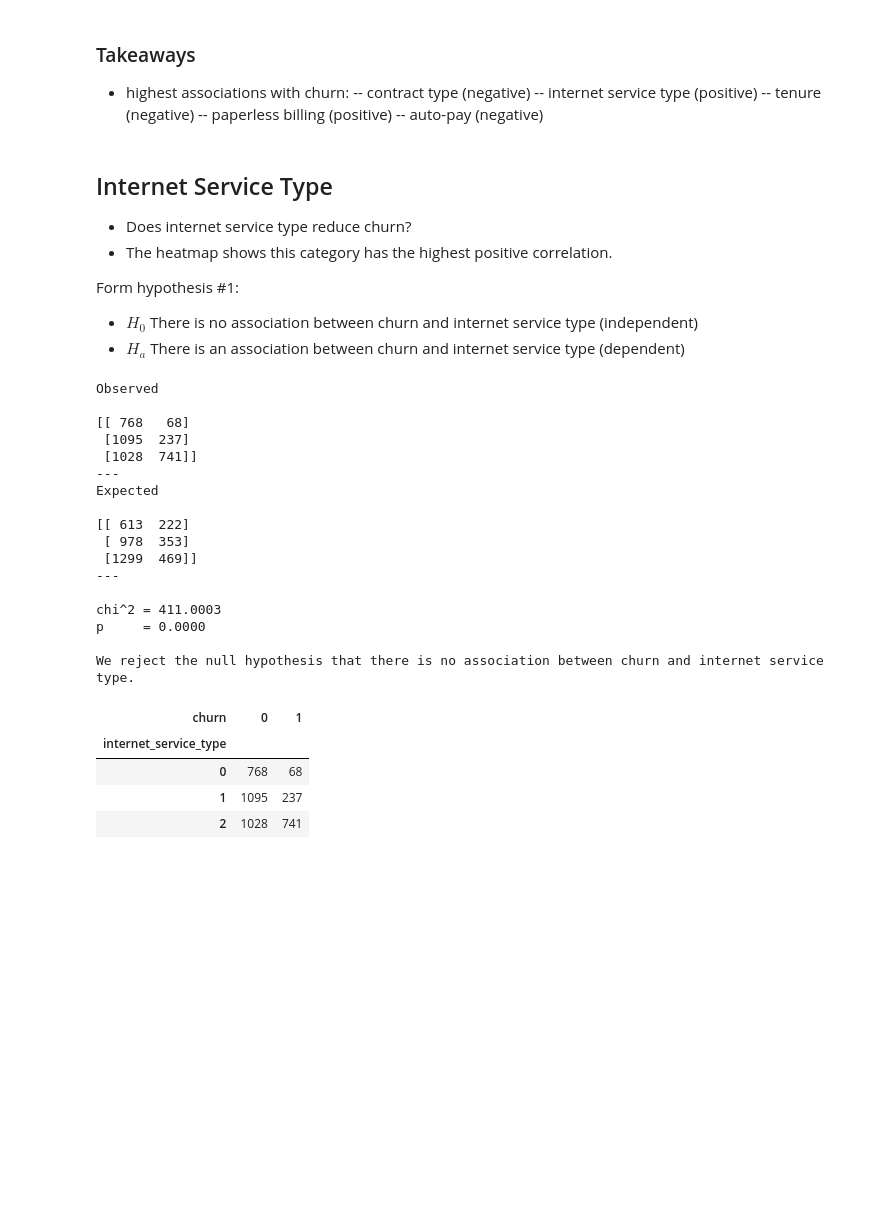
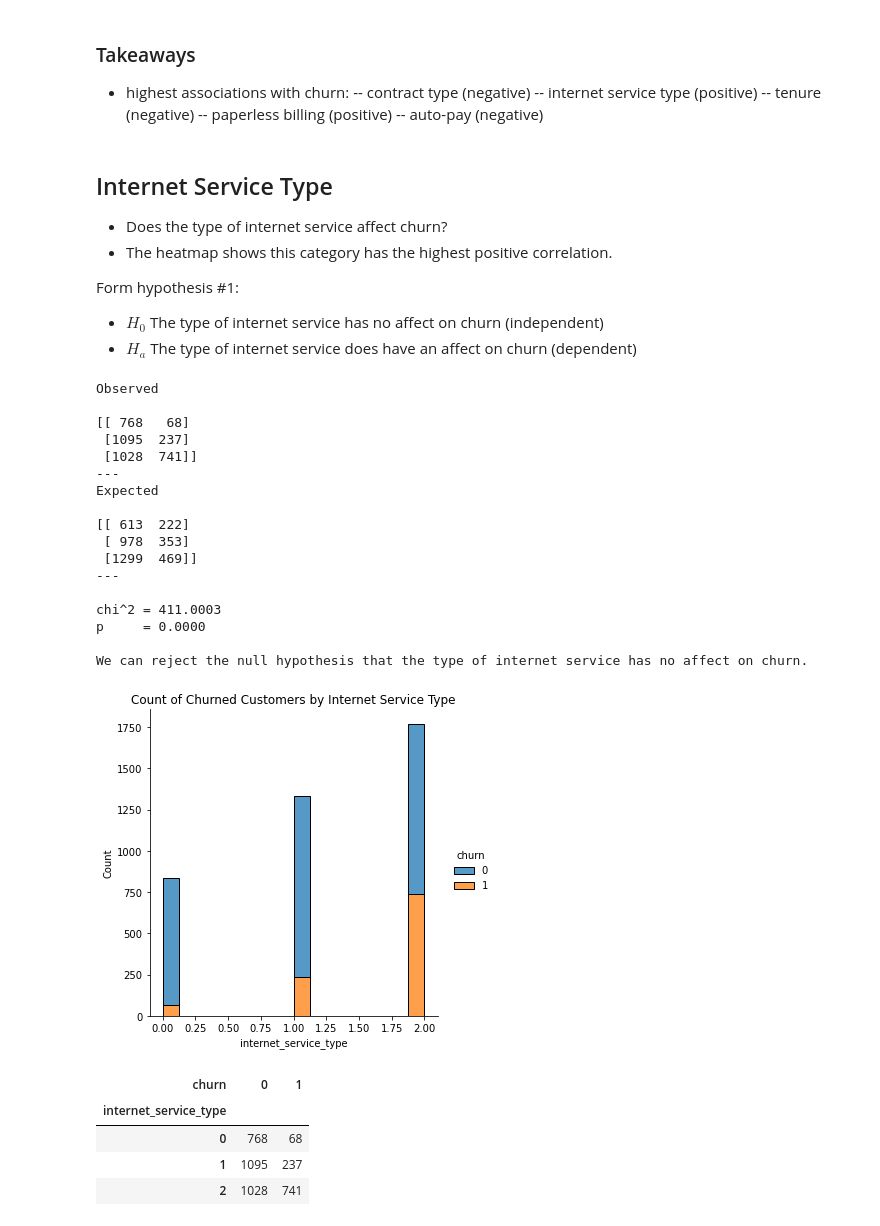
Before and after one commit to chadallen210/telco_classification_project, a Jupyter notebook: workbook.ipynb, the cells around one changed output. Drawn from its saved outputs; the diff is of its cells as text; code cells hidden in the pictures; blank space fills up the shorter version.

```diff
--- a/workbook.ipynb
+++ b/workbook.ipynb
@@ -914,18 +917,18 @@ plt.show()
 # %% [markdown]
 ## Internet Service Type
 
-- Does internet service type reduce churn?
+- Does the type of internet service affect churn?
 - The heatmap shows this category has the highest positive correlation.
 
 Form hypothesis #1:
 
-- $H_0$ There is no association between churn and internet service type (independent)
-- $H_a$ There is an association between churn and internet service type (dependent)
+- $H_0$ The type of internet service has no affect on churn (independent)
+- $H_a$ The type of internet service does have an affect on churn (dependent)
 # %%
-# not controlling for no internet service
+# examine the 3 types of internet service and the relation to churn
 # make a crosstab
-# internet_service_types = values(0 = 'None', 1 = 'DSL', 2 = 'Fiber optic')
-# churn = values(No = 0, Yes = 1)
+# internet_service_types values = (0 = 'None', 1 = 'DSL', 2 = 'Fiber optic')
+# churn values = (No = 0, Yes = 1)
 observed1 = pd.crosstab(train.internet_service_type, train.churn)
 
 # run the chi^2 test
@@ -942,10 +945,10 @@ print(f'p     = {p:.4f}')
 # set alpha
 alpha = 0.05
 
-null_hypothesis = "there is no association between churn and internet service type."
+null_hypothesis = "the type of internet service has no affect on churn."
 
 if p < alpha:
-    print(f'\nWe reject the null hypothesis that', null_hypothesis)
+    print(f'\nWe can reject the null hypothesis that', null_hypothesis)
 else:
     print(f'\nWe fail to reject the null hypothesis.')
 # %% [output]
@@ -965,7 +968,14 @@ Expected
 chi^2 = 411.0003
 p     = 0.0000
 
-We reject the null hypothesis that there is no association between churn and internet service type.
+We can reject the null hypothesis that the type of internet service has no affect on churn.
+# %%
+# visual of internet service type customers that have and have not churned
+sns.displot(data=train, x=train.internet_service_type, hue='churn', multiple='stack')
+plt.title('Count of Churned Customers by Internet Service Type')
+plt.show()
+# %% [output]
+[figure, added]
 # %%
 # observed1 df for reference
 observed1
```
Also changed, not shown: parts of 43 cells of this notebook.
